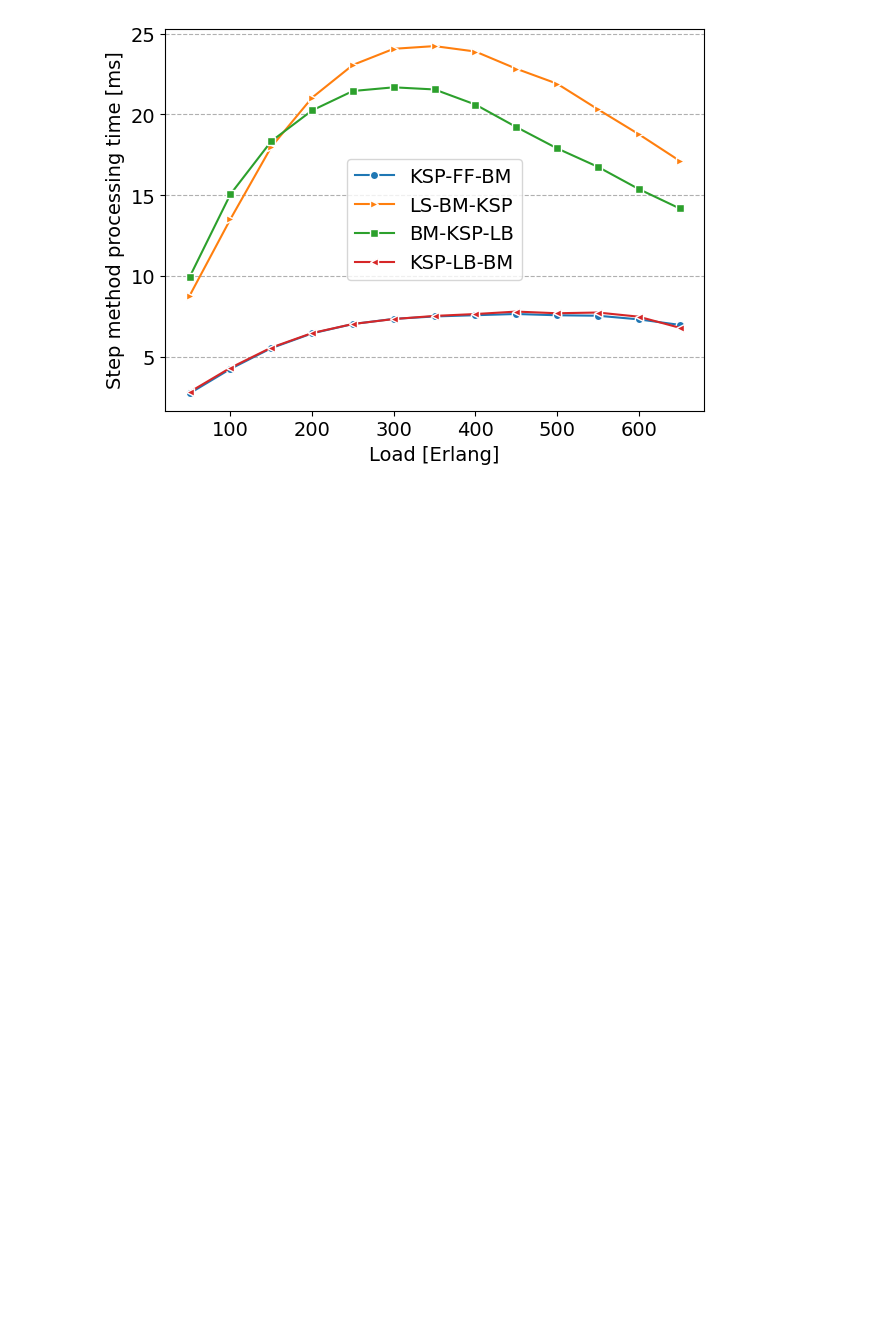
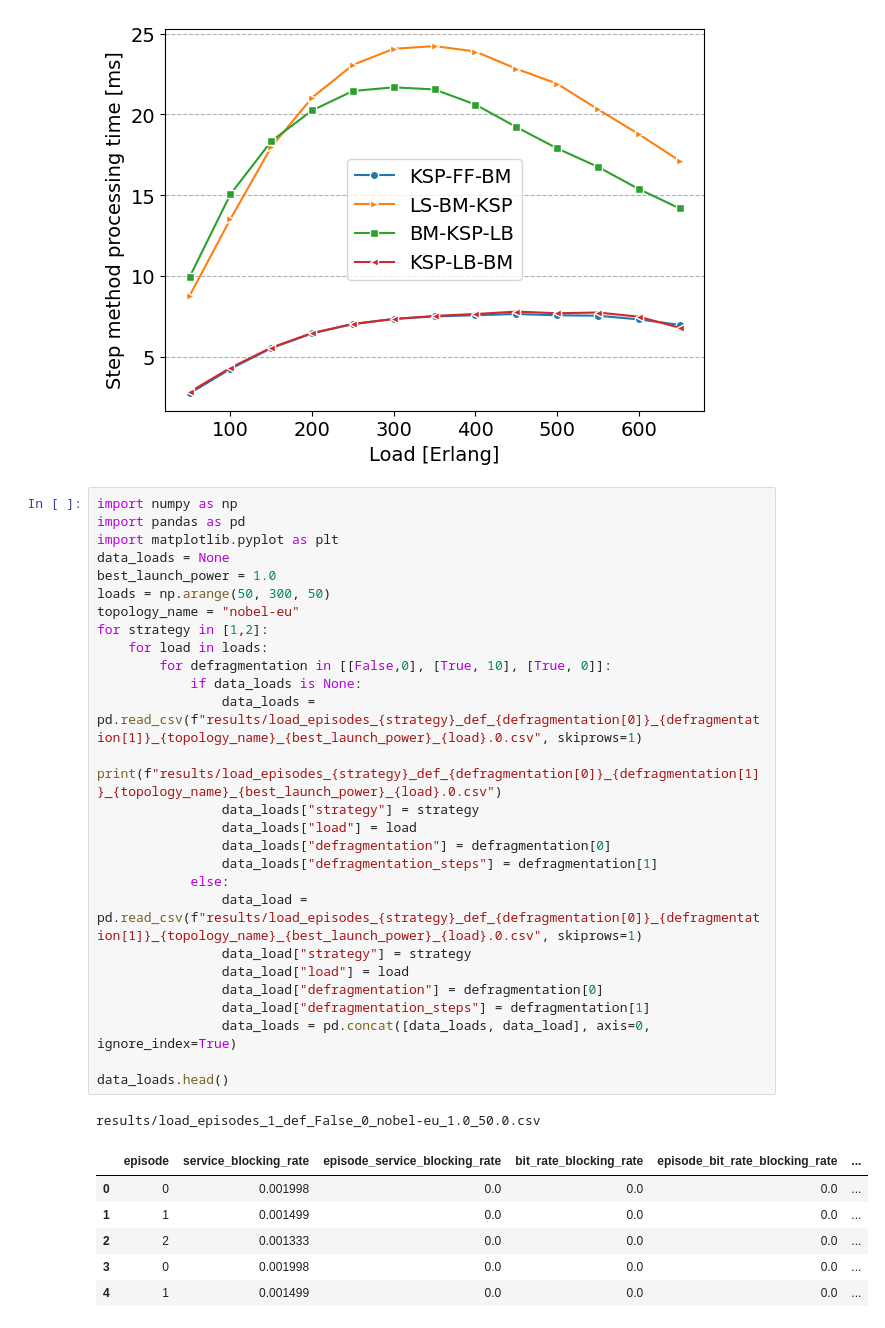
Before and after one commit to LEA-UFPA/OpticalNetworkingGym, a Jupyter notebook: examples/JOCN_Benchmark_2024/plots.ipynb, the cells around one changed output. Drawn from its saved outputs; the diff is of its cells as text; blank space fills up the shorter version.

```diff
--- a/examples/JOCN_Benchmark_2024/plots.ipynb
+++ b/examples/JOCN_Benchmark_2024/plots.ipynb
@@ -460,3 +460,38 @@ plt.savefig(f"figures/{topology_name}_load_step_time.pdf")
 plt.show()
 # %% [output]
 [figure]
+# %%
+import numpy as np
+import pandas as pd
+import matplotlib.pyplot as plt
+data_loads = None
+best_launch_power = 1.0
+loads = np.arange(50, 300, 50)
+topology_name = "nobel-eu"
+for strategy in [1,2]:
+    for load in loads:
+        for defragmentation in [[False,0], [True, 10], [True, 0]]:
+            if data_loads is None:
+                data_loads = pd.read_csv(f"results/load_episodes_{strategy}_def_{defragmentation[0]}_{defragmentation[1]}_{topology_name}_{best_launch_power}_{load}.0.csv", skiprows=1)
+                print(f"results/load_episodes_{strategy}_def_{defragmentation[0]}_{defragmentation[1]}_{topology_name}_{best_launch_power}_{load}.0.csv")
+                data_loads["strategy"] = strategy
+                data_loads["load"] = load
+                data_loads["defragmentation"] = defragmentation[0]
+                data_loads["defragmentation_steps"] = defragmentation[1]
+            else:
+                data_load = pd.read_csv(f"results/load_episodes_{strategy}_def_{defragmentation[0]}_{defragmentation[1]}_{topology_name}_{best_launch_power}_{load}.0.csv", skiprows=1)
+                data_load["strategy"] = strategy
+                data_load["load"] = load
+                data_load["defragmentation"] = defragmentation[0]
+                data_load["defragmentation_steps"] = defragmentation[1]
+                data_loads = pd.concat([data_loads, data_load], axis=0, ignore_index=True)
+
+data_loads.head()
+# %% [output]
+results/load_episodes_1_def_False_0_nobel-eu_1.0_50.0.csv
+|  | episode | service_blocking_rate | episode_service_blocking_rate | bit_rate_blocking_rate | episode_bit_rate_blocking_rate | ... |
+| 0 | 0 | 0.001998 | 0.0 | 0.0 | 0.0 | ... |
+| 1 | 1 | 0.001499 | 0.0 | 0.0 | 0.0 | ... |
+| 2 | 2 | 0.001333 | 0.0 | 0.0 | 0.0 | ... |
+| 3 | 0 | 0.001998 | 0.0 | 0.0 | 0.0 | ... |
+| 4 | 1 | 0.001499 | 0.0 | 0.0 | 0.0 | ... |
```
Also changed, not shown: parts of 5 cells of this notebook, 3 other files.
